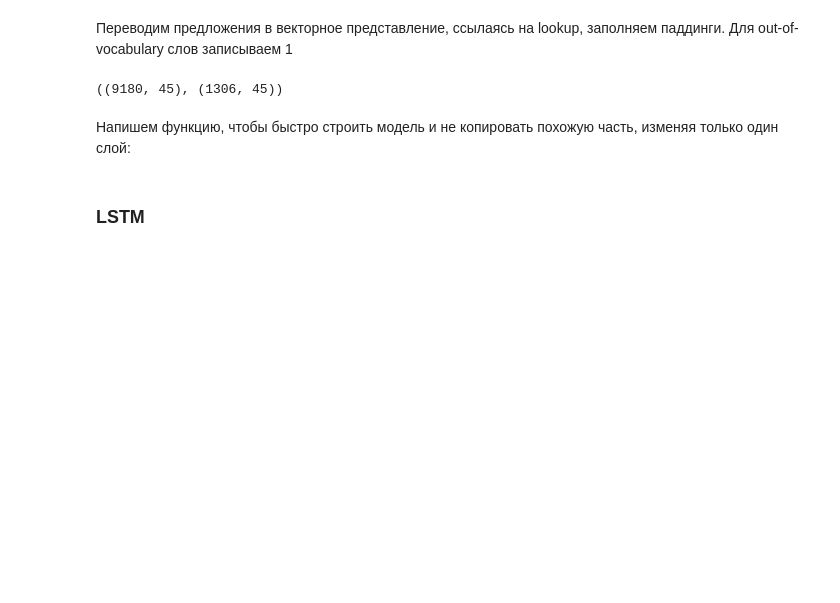
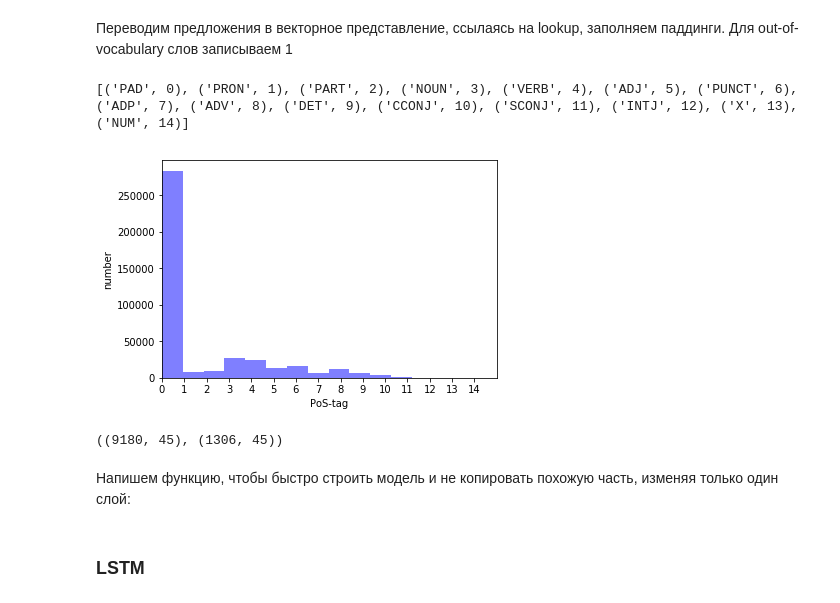
Before and after one commit to renard42/Machine-learning, a Jupyter notebook: Neural-4/lab2.1.ipynb, the cells around one changed output. Cells and saved outputs as stored; diff of their text form; code cells hidden in the pictures; blank space fills up the shorter version.

Commit message:
Added hist

```diff
--- a/Neural-4/lab2.1.ipynb
+++ b/Neural-4/lab2.1.ipynb
@@ -203,2 +200,6 @@ tag2index_g
  'VERB': 4,
  'X': 13}
+# %%
+import operator
+
+tag_sort = sorted(tag2index_g.items(), key=operator.itemgetter(1))
@@ -251,3 +272,19 @@ X_train_n, Y_train_n, X_test_n, Y_test_n = padding(s_train_n, t_train_n, s_test_
+# %%
+print(tag_sort)
+
+tags_g = [p for sent in Y_train_g for p in sent]
+num_bins = len(tag2index_g)
+n, bins, patches = plt.hist(tags_g, num_bins, facecolor='blue', alpha=0.5)
+x1,x2,y1,y2 = plt.axis()
+plt.axis([0, num_bins,y1,y2])
+plt.xlabel("PoS-tag")
+plt.ylabel("number")
+plt.xticks([i for i in range(num_bins)])
+
+plt.show()
+# %% [output]
+[('PAD', 0), ('PRON', 1), ('PART', 2), ('NOUN', 3), ('VERB', 4), ('ADJ', 5), ('PUNCT', 6), ('ADP', 7), ('ADV', 8), ('DET', 9), ('CCONJ', 10), ('SCONJ', 11), ('INTJ', 12), ('X', 13), ('NUM', 14)]
+[figure, added]
 # %%
 X_train_g, X_val_g, Y_train_g, Y_val_g = train_test_split(X_train_g, Y_train_g, test_size=0.2, random_state=42)
 X_train_n, X_val_n, Y_train_n, Y_val_n = train_test_split(X_train_n, Y_train_n, test_size=0.2, random_state=42)
```
Also changed, not shown: parts of 8 cells of this notebook.
